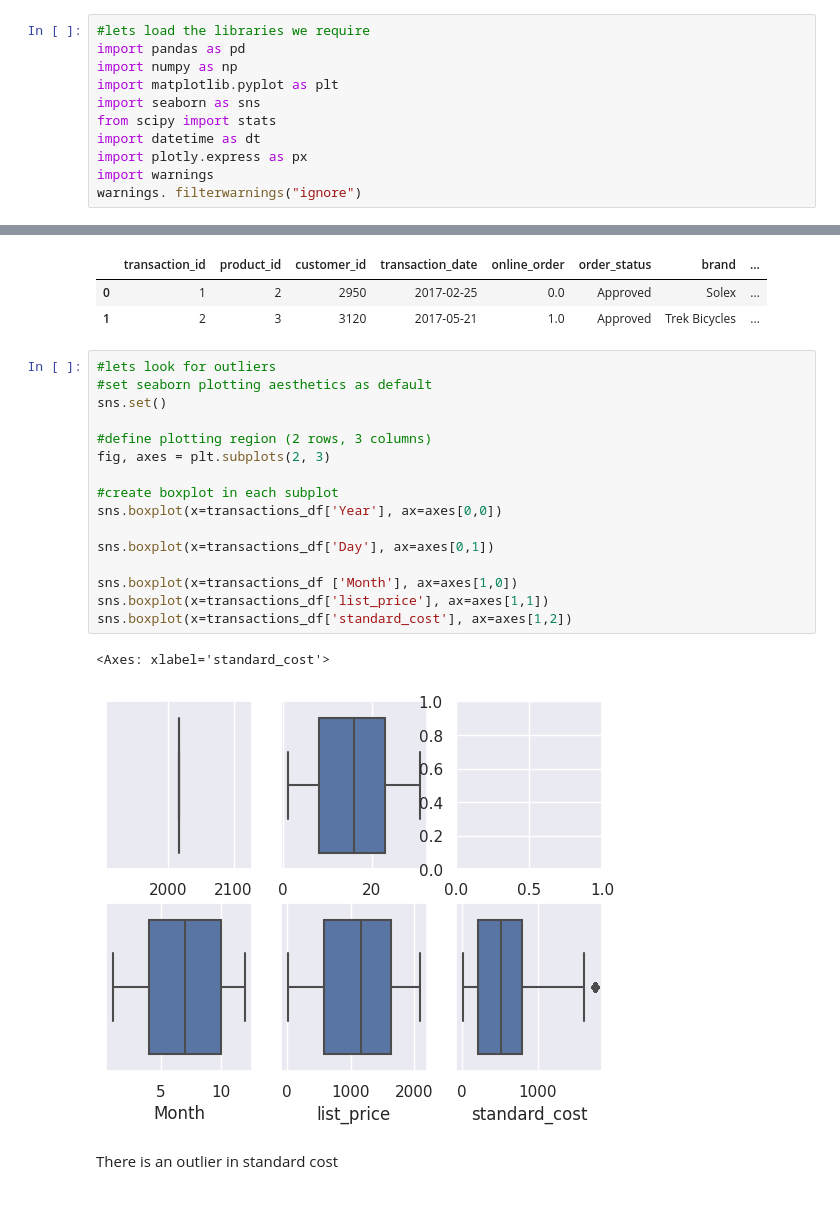
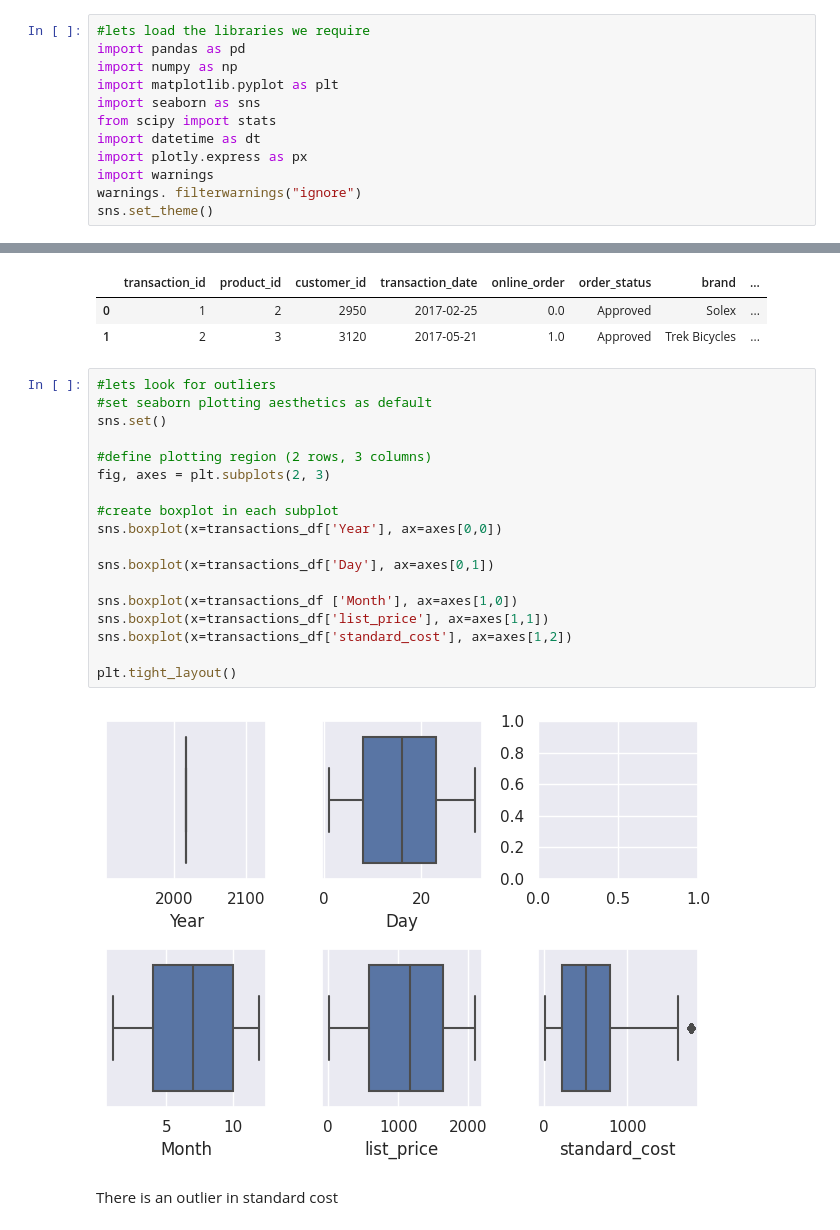
Before and after one commit to kanjamwingirwa/KPMG_AU_Virtual_Internship, a Jupyter notebook: KPMG_AU_INTERNSHIP_FINAL_PY.ipynb, the cells around one changed output, grey strips where cells are left out. Drawn from its saved outputs; the diff is of its cells as text.

```diff
--- a/KPMG_AU_INTERNSHIP_FINAL_PY.ipynb
+++ b/KPMG_AU_INTERNSHIP_FINAL_PY.ipynb
@@ -11,6 +11,7 @@ import datetime as dt
 import plotly.express as px
 import warnings
 warnings. filterwarnings("ignore")
+sns.set_theme()
 # %%
 #lets read the datasets. In this case, we will read a spreadsheet at a time since it has many sheets within the same file
 transactions_df = pd.read_excel('/content/KPMG_VI_New_raw_data_update_final (1).xlsx', sheet_name='Transactions')
@@ -89,22 +90,23 @@ transactions_df.head(2)
 # %%
 #lets look for outliers
 #set seaborn plotting aesthetics as default
 sns.set()
 
 #define plotting region (2 rows, 3 columns)
 fig, axes = plt.subplots(2, 3)
 
 #create boxplot in each subplot
 sns.boxplot(x=transactions_df['Year'], ax=axes[0,0])
 
 sns.boxplot(x=transactions_df['Day'], ax=axes[0,1])
 
 sns.boxplot(x=transactions_df ['Month'], ax=axes[1,0])
 sns.boxplot(x=transactions_df['list_price'], ax=axes[1,1])
 sns.boxplot(x=transactions_df['standard_cost'], ax=axes[1,2])
+
+plt.tight_layout()
 # %% [output]
-<Axes: xlabel='standard_cost'>
-[figure, old version]
+[figure, new version]
 # %% [markdown]
 There is an outlier in standard cost
 # %%
```
Also changed, not shown: parts of 27 cells of this notebook.
